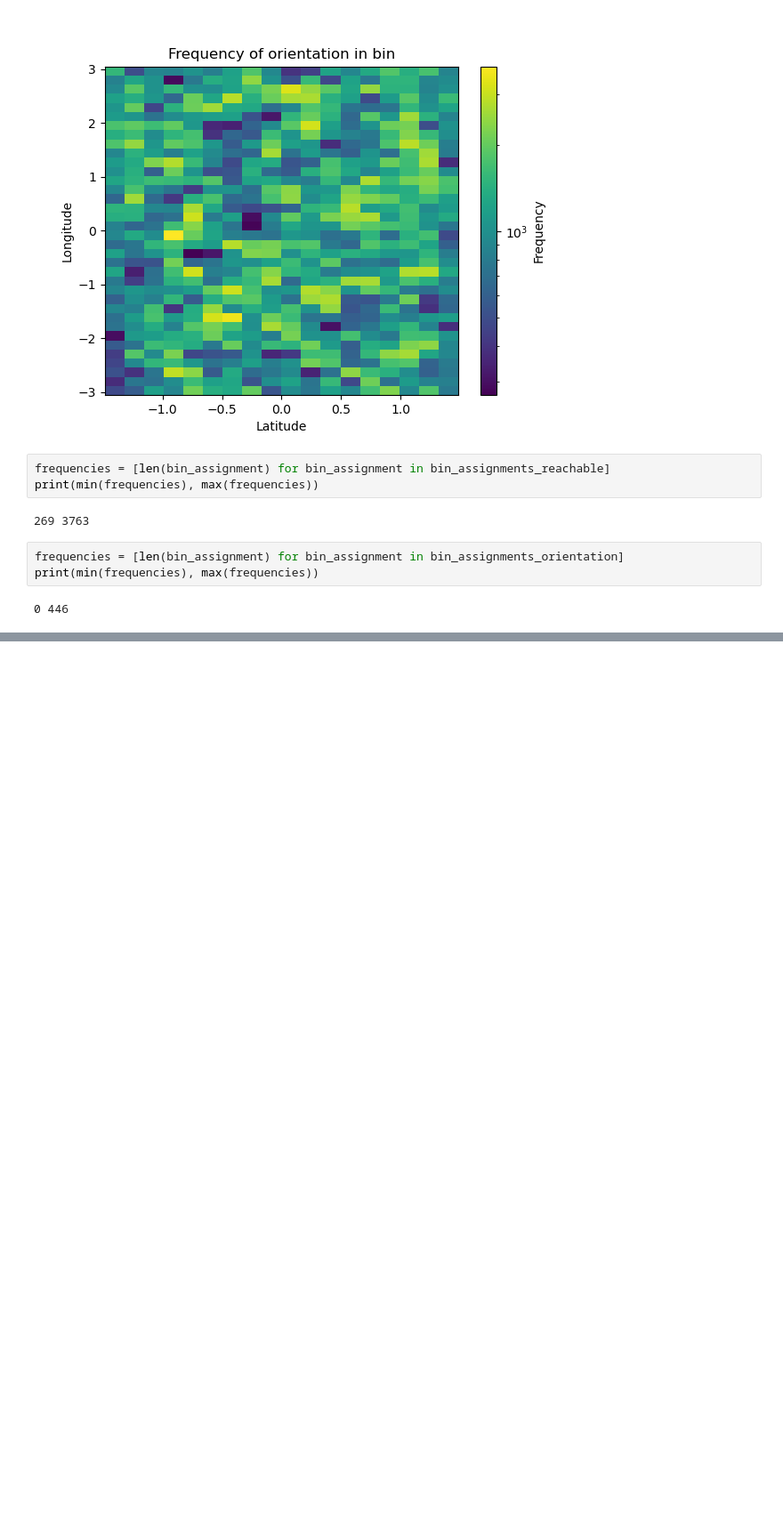
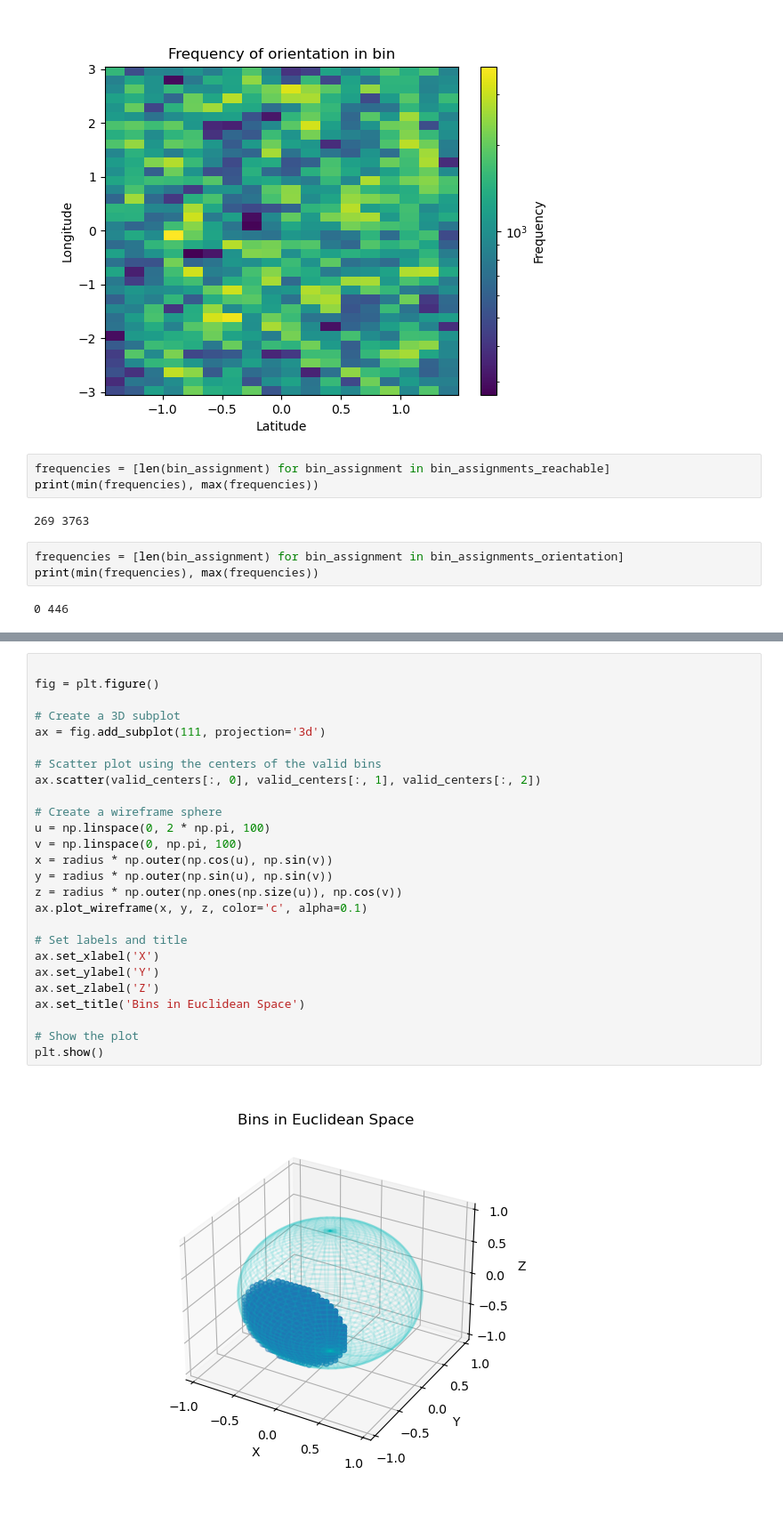
Before and after one commit to abhinavj98/pruning_sb3, a Jupyter notebook: testfiles/visualizations.ipynb, the cells around one changed output, grey strips where cells are left out. Shown at 89% size. Saved outputs shown, nothing was run; the diff lists cells and outputs as text; blank space fills up the shorter version.

```diff
--- a/testfiles/visualizations.ipynb
+++ b/testfiles/visualizations.ipynb
@@ -314,0 +358,28 @@ print(min(frequencies), max(frequencies))
+# %%
+
+fig = plt.figure()
+
+# Create a 3D subplot
+ax = fig.add_subplot(111, projection='3d')
+
+# Scatter plot using the centers of the valid bins
+ax.scatter(valid_centers[:, 0], valid_centers[:, 1], valid_centers[:, 2])
+
+# Create a wireframe sphere
+u = np.linspace(0, 2 * np.pi, 100)
+v = np.linspace(0, np.pi, 100)
+x = radius * np.outer(np.cos(u), np.sin(v))
+y = radius * np.outer(np.sin(u), np.sin(v))
+z = radius * np.outer(np.ones(np.size(u)), np.cos(v))
+ax.plot_wireframe(x, y, z, color='c', alpha=0.1)
+
+# Set labels and title
+ax.set_xlabel('X')
+ax.set_ylabel('Y')
+ax.set_zlabel('Z')
+ax.set_title('Bins in Euclidean Space')
+
+# Show the plot
+plt.show()
+# %% [output]
+[figure, added]
```
Also changed, not shown: parts of 2 cells of this notebook, 9 other files.
